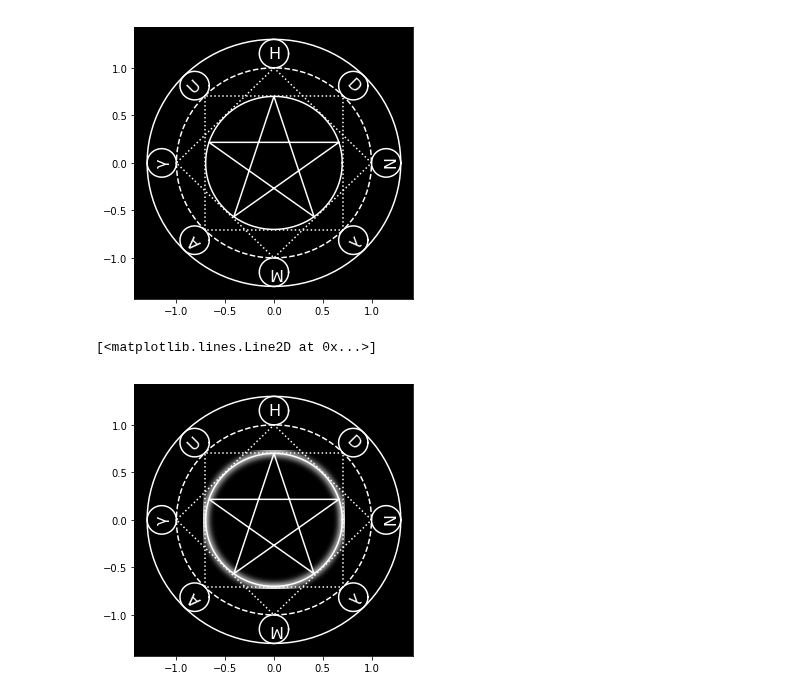
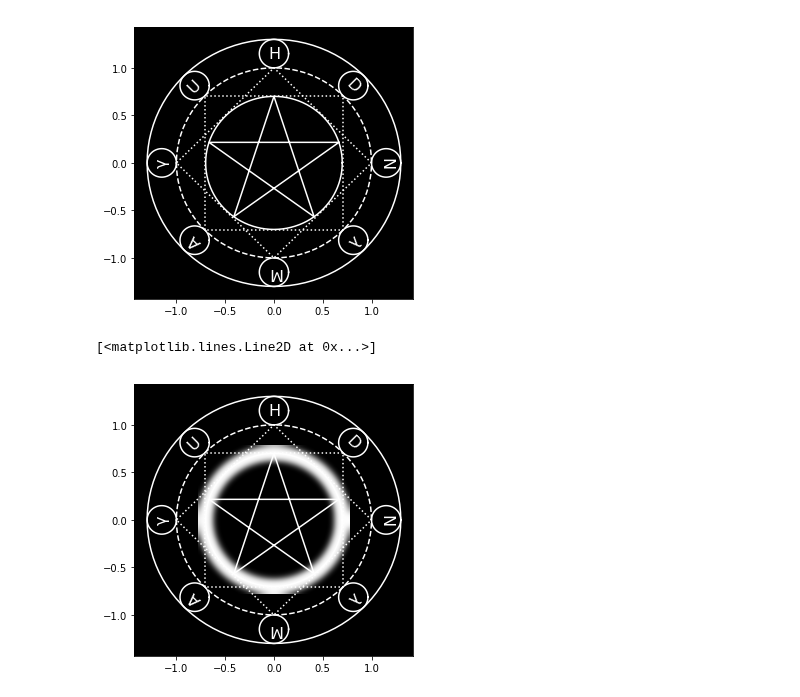
Before and after one commit to tjwei/NDHU_AM1130, a Jupyter notebook: week11-magic-circle.ipynb, the cells around one changed output. Cells and saved outputs as stored; diff of their text form; code cells hidden in the pictures.

```diff
--- a/week11-magic-circle.ipynb
+++ b/week11-magic-circle.ipynb
@@ -71,34 +71,34 @@ def blur(img, dpi):
 # %%
 plt.figure(figsize=(5,5))
 ax = plt.gca()
 ax.set_facecolor('black')
 
 t = np.linspace(0, 2*np.pi, 101)
 plt.plot(np.cos(t), np.sin(t), 'w--')
-plt.plot(.7*np.cos(t), .7*np.sin(t), 'w', linewidth=5, agg_filter=blur)
+plt.plot(.7*np.cos(t), .7*np.sin(t), 'w', linewidth=15, agg_filter=blur)
 plt.plot(.7*np.cos(t), .7*np.sin(t), 'w')
 
 plt.plot(1.3*np.cos(t), 1.3*np.sin(t), 'w')
 
 TEXT = 'NDHUγAMλ'
 for i in range(len(TEXT)):
     s = np.pi*2*i/len(TEXT)
     x0,y0 = 1.15*np.cos(s), 1.15*np.sin(s)
     ax.text(x0, y0, TEXT[i],
             color='white', va='center', ha='center',
             rotation=s*180/np.pi-90, fontsize=16)
     plt.plot(.15*np.cos(t)+x0, .15*np.sin(t)+y0, 'w')
 
 
 t = np.linspace(0, 4*np.pi, 6)
 plt.plot(.7*np.cos(t+np.pi/10), .7*np.sin(t+np.pi/10), 'w')
 
 
 t = np.linspace(0, 2*np.pi, 5)
 plt.plot(np.cos(t), np.sin(t), 'w:')
 plt.plot(np.cos(t+np.pi/4), np.sin(t+np.pi/4), 'w:')
 # %% [output]
 [<matplotlib.lines.Line2D at 0x...>]
-[figure, old version]
+[figure, new version]
 # %%
 def plotx(*a, linewidth=1, **k):
```
Also changed, not shown: parts of 4 cells of this notebook, 2 other files.
